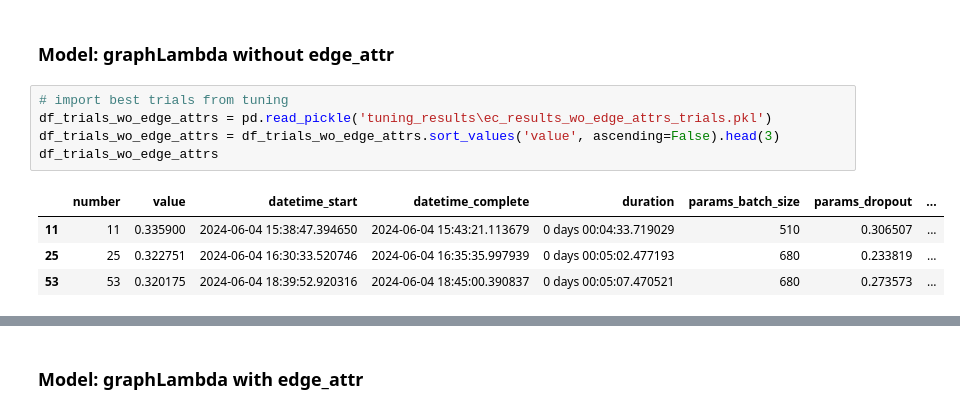
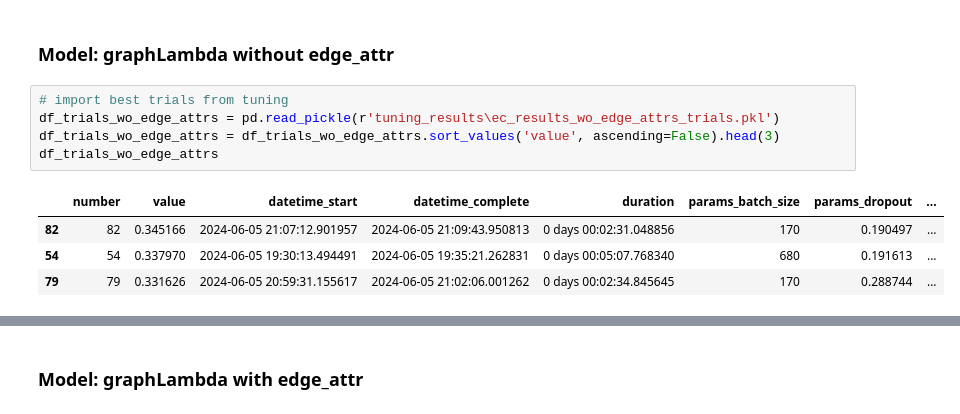
Before and after one commit to TSmolders/Internship_EEG, a Jupyter notebook: 7c_gcn_multiclass_classification.ipynb, the cells around one changed output, grey strips where cells are left out. Saved outputs shown, nothing was run; the diff lists cells and outputs as text.

```diff
--- a/7c_gcn_multiclass_classification.ipynb
+++ b/7c_gcn_multiclass_classification.ipynb
@@ -689,14 +981,14 @@ plt.show()
 ### Model: graphLambda without edge_attr
 # %%
 # import best trials from tuning
-df_trials_wo_edge_attrs = pd.read_pickle('tuning_results\ec_results_wo_edge_attrs_trials.pkl')
+df_trials_wo_edge_attrs = pd.read_pickle(r'tuning_results\ec_results_wo_edge_attrs_trials.pkl')
 df_trials_wo_edge_attrs = df_trials_wo_edge_attrs.sort_values('value', ascending=False).head(3)
 df_trials_wo_edge_attrs
 # %% [output]
 |  | number | value | datetime_start | datetime_complete | duration | params_batch_size | params_dropout | ... |
-| 11 | 11 | 0.335900 | 2024-06-04 15:38:47.394650 | 2024-06-04 15:43:21.113679 | 0 days 00:04:33.719029 | 510 | 0.306507 | ... |
-| 25 | 25 | 0.322751 | 2024-06-04 16:30:33.520746 | 2024-06-04 16:35:35.997939 | 0 days 00:05:02.477193 | 680 | 0.233819 | ... |
-| 53 | 53 | 0.320175 | 2024-06-04 18:39:52.920316 | 2024-06-04 18:45:00.390837 | 0 days 00:05:07.470521 | 680 | 0.273573 | ... |
+| 82 | 82 | 0.345166 | 2024-06-05 21:07:12.901957 | 2024-06-05 21:09:43.950813 | 0 days 00:02:31.048856 | 170 | 0.190497 | ... |
+| 54 | 54 | 0.337970 | 2024-06-05 19:30:13.494491 | 2024-06-05 19:35:21.262831 | 0 days 00:05:07.768340 | 680 | 0.191613 | ... |
+| 79 | 79 | 0.331626 | 2024-06-05 20:59:31.155617 | 2024-06-05 21:02:06.001262 | 0 days 00:02:34.845645 | 170 | 0.288744 | ... |
 # %%
 from lightning.pytorch.tuner import Tuner
 from lightning.pytorch import Trainer
```
Also changed, not shown: parts of 19 cells of this notebook, 21 other files.
